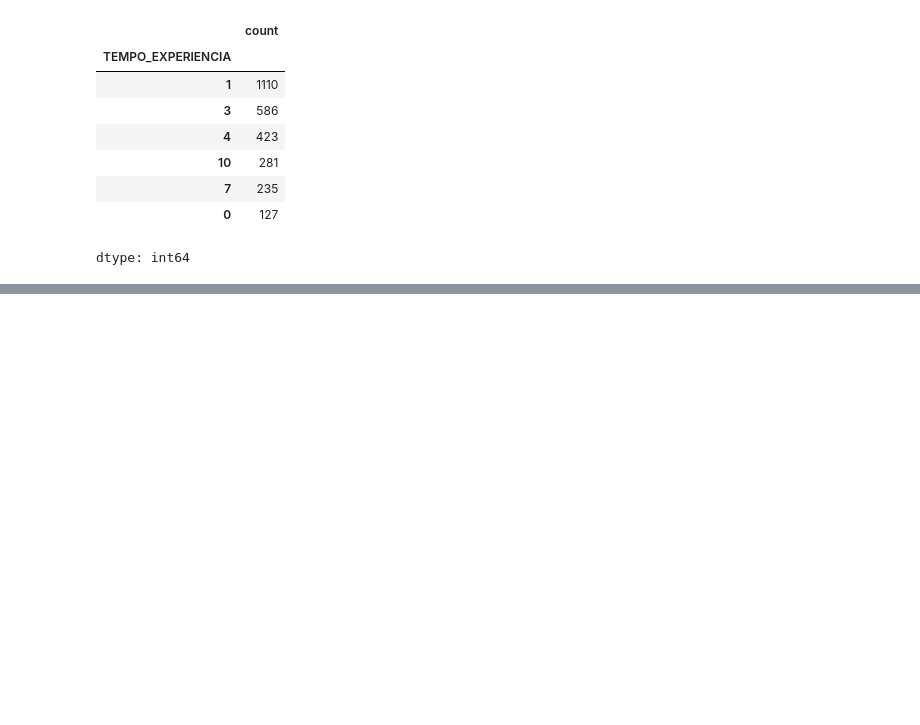
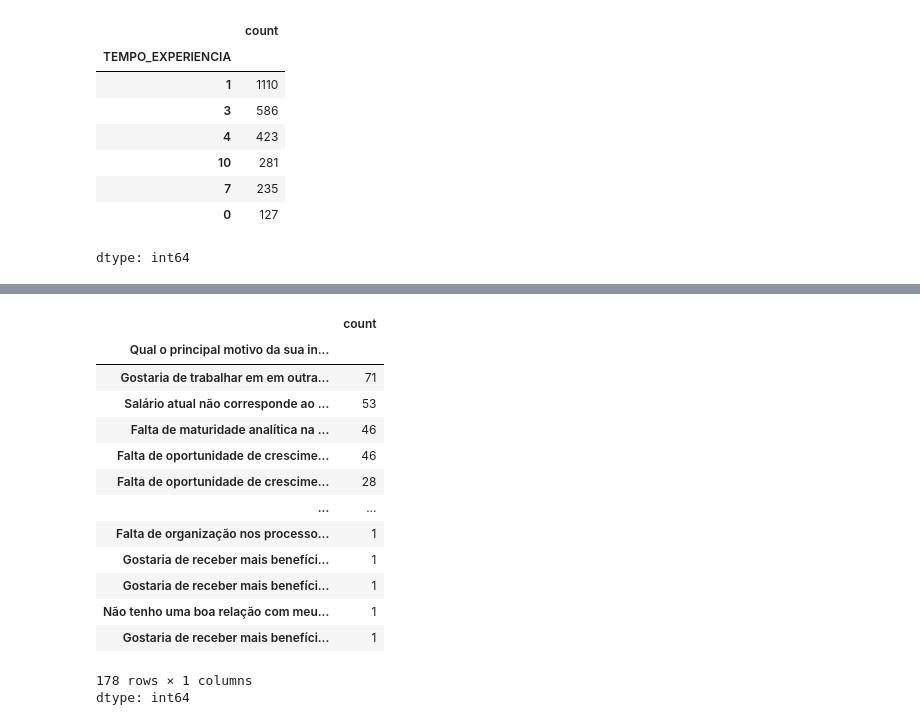
Before and after one commit to alessandrasarah/projetos-python, a Jupyter notebook: regressao_linear.ipynb, the cells around one changed output, grey strips where cells are left out. Saved outputs shown, nothing was run; the diff lists cells and outputs as text; code cells hidden in the pictures; blank space fills up the shorter version.

```diff
--- a/regressao_linear.ipynb
+++ b/regressao_linear.ipynb
@@ -186,0 +207,18 @@ dtype: int64
+# %%
+dados['Qual o principal motivo da sua insatisfação com a empresa atual?'].value_counts()
+# %% [output]
+|  | count |
+| Qual o principal motivo da sua in... |  |
+| Gostaria de trabalhar em em outra... | 71 |
+| Salário atual não corresponde ao ... | 53 |
+| Falta de maturidade analítica na ... | 46 |
+| Falta de oportunidade de crescime... | 46 |
+| Falta de oportunidade de crescime... | 28 |
+| ... | ... |
+| Falta de organização nos processo... | 1 |
+| Gostaria de receber mais benefíci... | 1 |
+| Gostaria de receber mais benefíci... | 1 |
+| Não tenho uma boa relação com meu... | 1 |
+| Gostaria de receber mais benefíci... | 1 |
+178 rows × 1 columns
+dtype: int64
```
Also changed, not shown: parts of 37 cells of this notebook.
